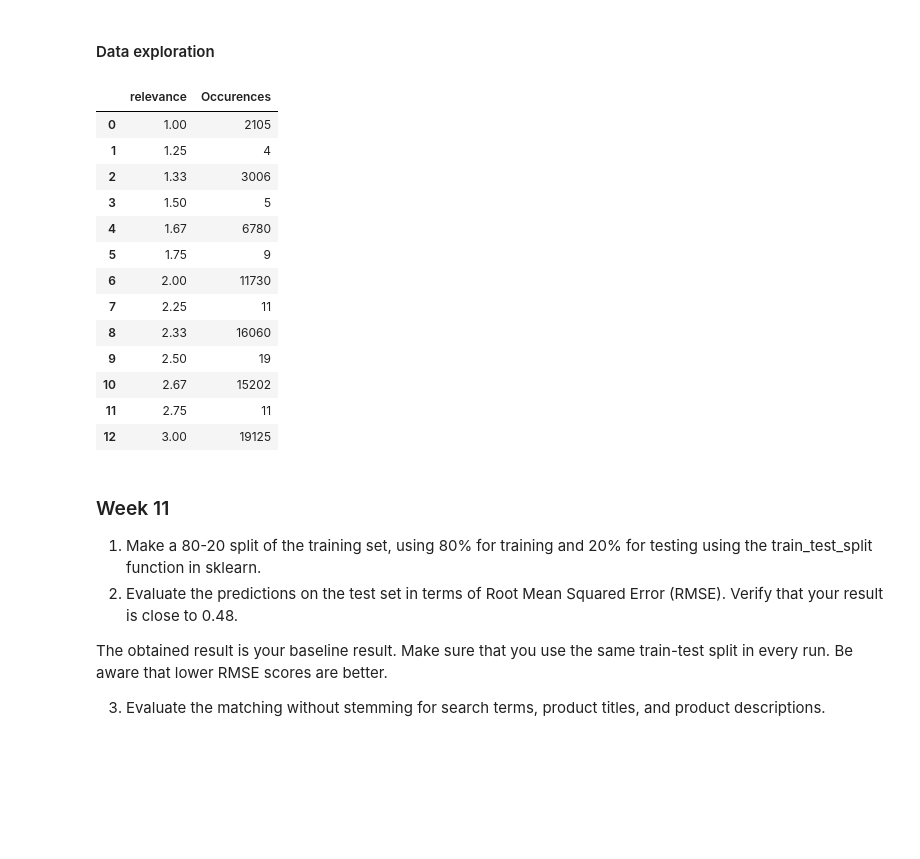
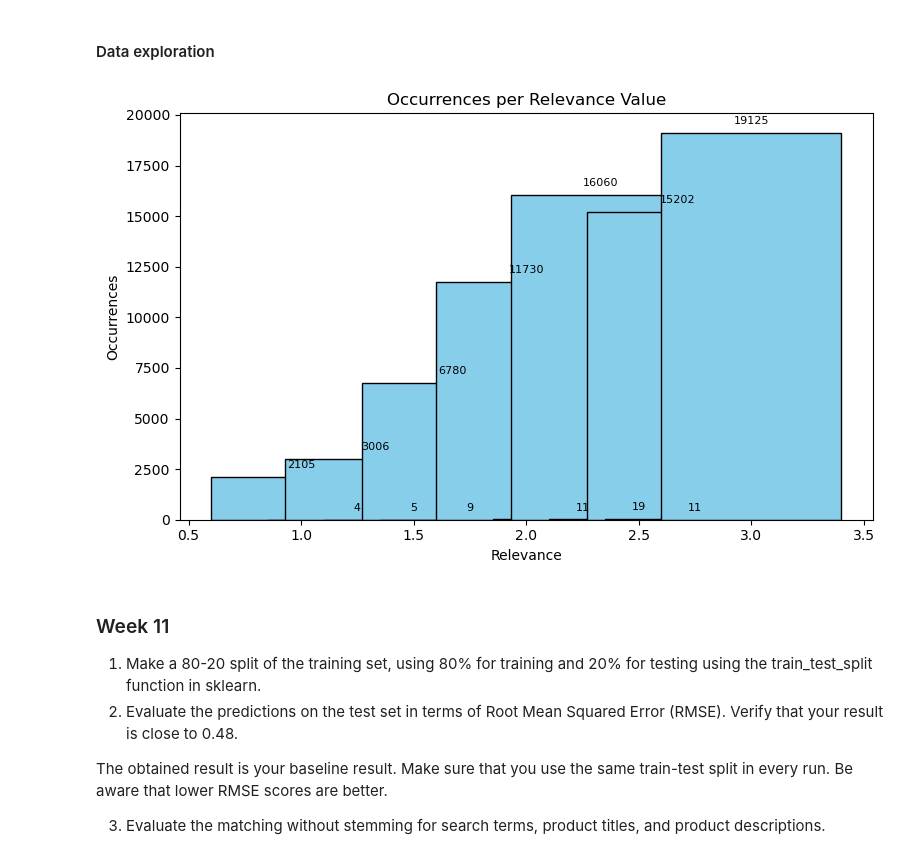
Before and after one commit to GabrielaGroenenewegenVanDerWeijden/DS_Ass3, a Jupyter notebook: main.ipynb, the cells around one changed output. Cells and saved outputs as stored; diff of their text form; code cells hidden in the pictures; blank space fills up the shorter version.

Commit message:
FINISHED BUT PLOT IS UGLY

```diff
--- a/main.ipynb
+++ b/main.ipynb
@@ -46,24 +46,42 @@ mean_relevance = round(df_train['relevance'].mean(), 2)
 median_relevance = round(df_train['relevance'].median(), 2)
 std_relevance = round(df_train['relevance'].std(), 2)
 
-#Preparing the data in ordr to show a histogram or boxplot of the distribution of relevance values in the training data.
+# Preparing the data in order to show a histogram or boxplot of the distribution of relevance values in the training data.
 df_rel_val = df_train.groupby("relevance").size().reset_index().rename(columns={0: "Occurences"})
-df_rel_val
+
+# Calculating the top-5 most occurring brand names in the product attributes?
+df_name_atr = df_attr.groupby("name").size().reset_index().rename(columns={0: "Occurences"}).sort_values(by =["Occurences"], ascending=False).head(5)
-# %% [output]
-|  | relevance | Occurences |
-| 0 | 1.00 | 2105 |
-| 1 | 1.25 | 4 |
-| 2 | 1.33 | 3006 |
-| 3 | 1.50 | 5 |
-| 4 | 1.67 | 6780 |
-| 5 | 1.75 | 9 |
-| 6 | 2.00 | 11730 |
-| 7 | 2.25 | 11 |
-| 8 | 2.33 | 16060 |
-| 9 | 2.50 | 19 |
-| 10 | 2.67 | 15202 |
-| 11 | 2.75 | 11 |
-| 12 | 3.00 | 19125 |
+# %%
+x_val = df_rel_val["relevance"]
+y_val = df_rel_val["Occurences"]
+
+# Sort data by relevance
+data_sorted = df_rel_val.sort_values("relevance")
+x_sorted = data_sorted["relevance"].tolist()
+y_sorted = data_sorted["Occurences"].tolist()
+
+fig, ax = plt.subplots(figsize=(8, 5))
+
+bars = ax.bar(x_sorted, y_sorted, color='skyblue', edgecolor='black')
+
+ax.set_ylabel('Occurrences')
+ax.set_xlabel('Relevance')
+ax.set_title('Occurrences per Relevance Value')
+
+# Add value labels above bars
+for bar in bars:
+    height = bar.get_height()
+    ax.annotate(f'{int(height)}',
+                xy=(bar.get_x() + bar.get_width() / 2, height),
+                xytext=(0, 5),  # offset
+                textcoords="offset points",
+                ha='center', va='bottom', fontsize=8)
+
+plt.xticks(rotation=0)
+plt.tight_layout()
+plt.show()
+# %% [output]
+[figure, added]
 # %%
 # The copy of the model.
 
```
Also changed, not shown: parts of 1 cell of this notebook.
